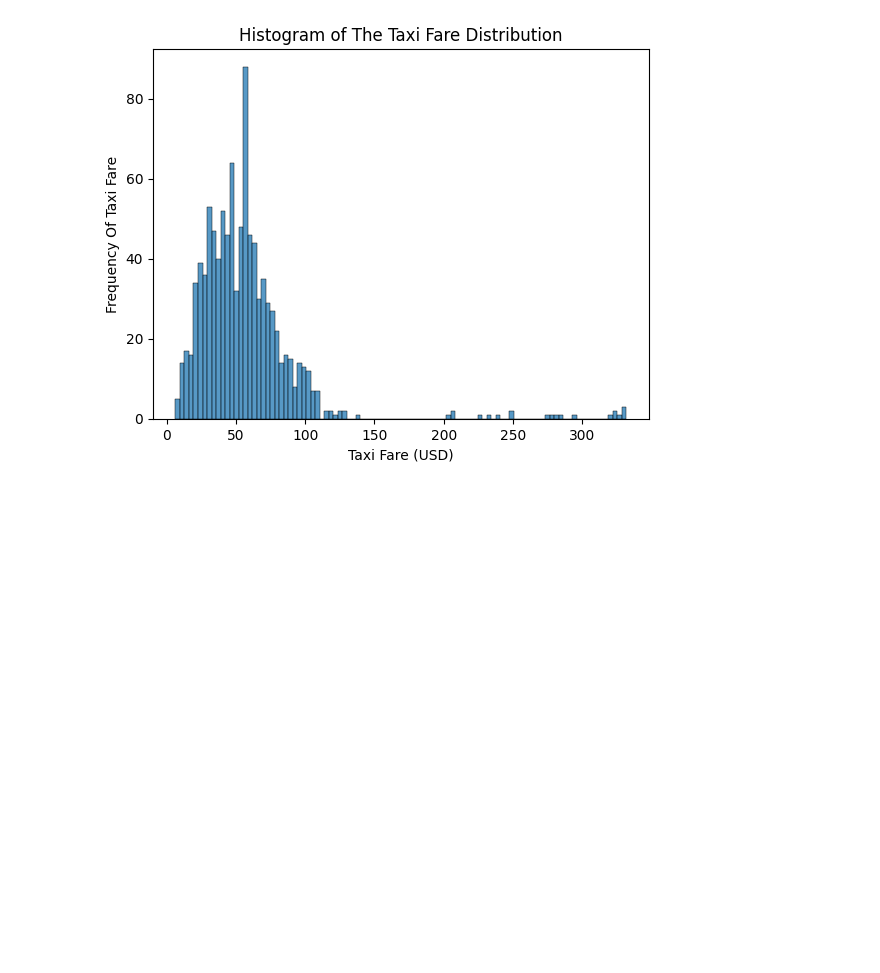
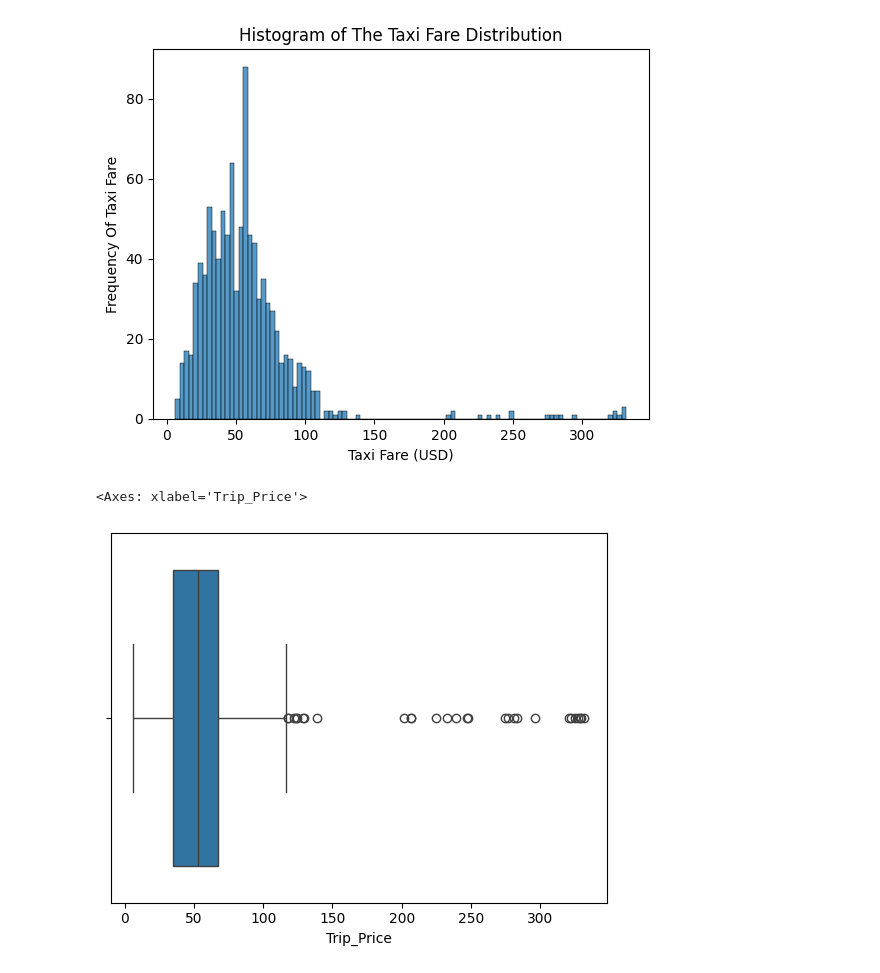
Before and after one commit to IrfanCamparaGithub/DataMiningProject3, a Jupyter notebook: main.ipynb, the cells around one changed output. Cells and saved outputs as stored; diff of their text form; code cells hidden in the pictures; blank space fills up the shorter version.

```diff
--- a/main.ipynb
+++ b/main.ipynb
@@ -134,3 +134,8 @@ plt.title("Histogram of The Taxi Fare Distribution")
 # %% [output]
 Text(0.5, 1.0, 'Histogram of The Taxi Fare Distribution')
 [figure]
+# %%
+sns.boxplot(x = df["Trip_Price"])
+# %% [output]
+<Axes: xlabel='Trip_Price'>
+[figure, added]
```
Also changed, not shown: parts of 7 cells of this notebook.
